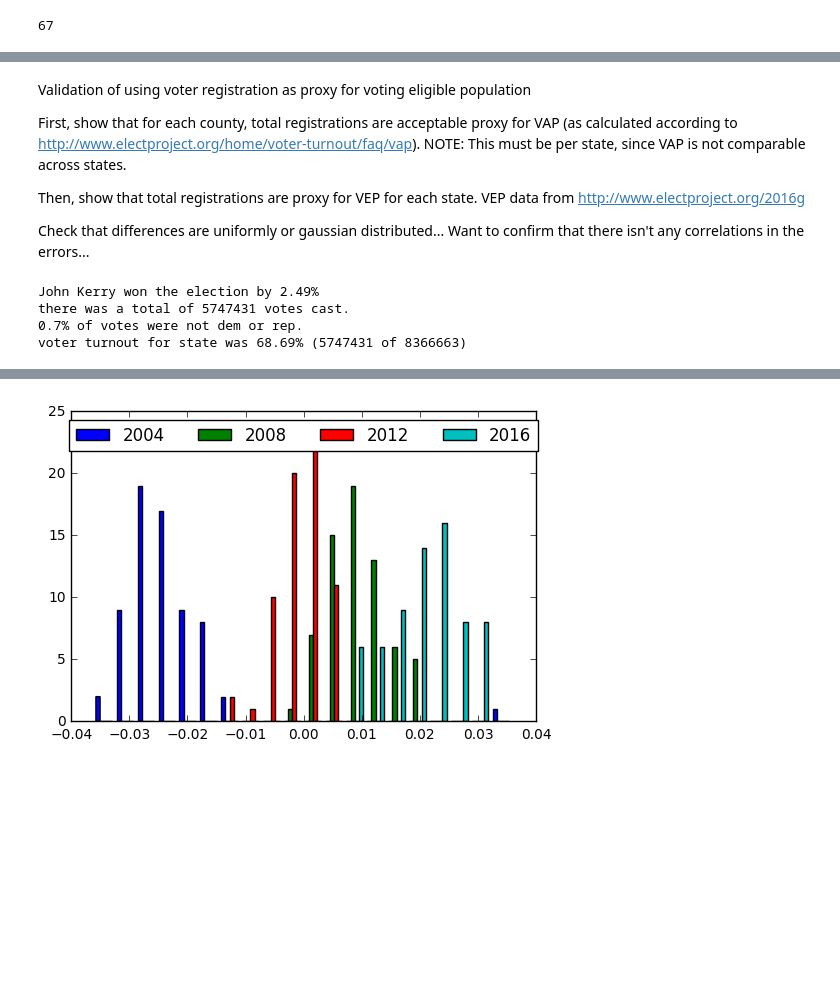
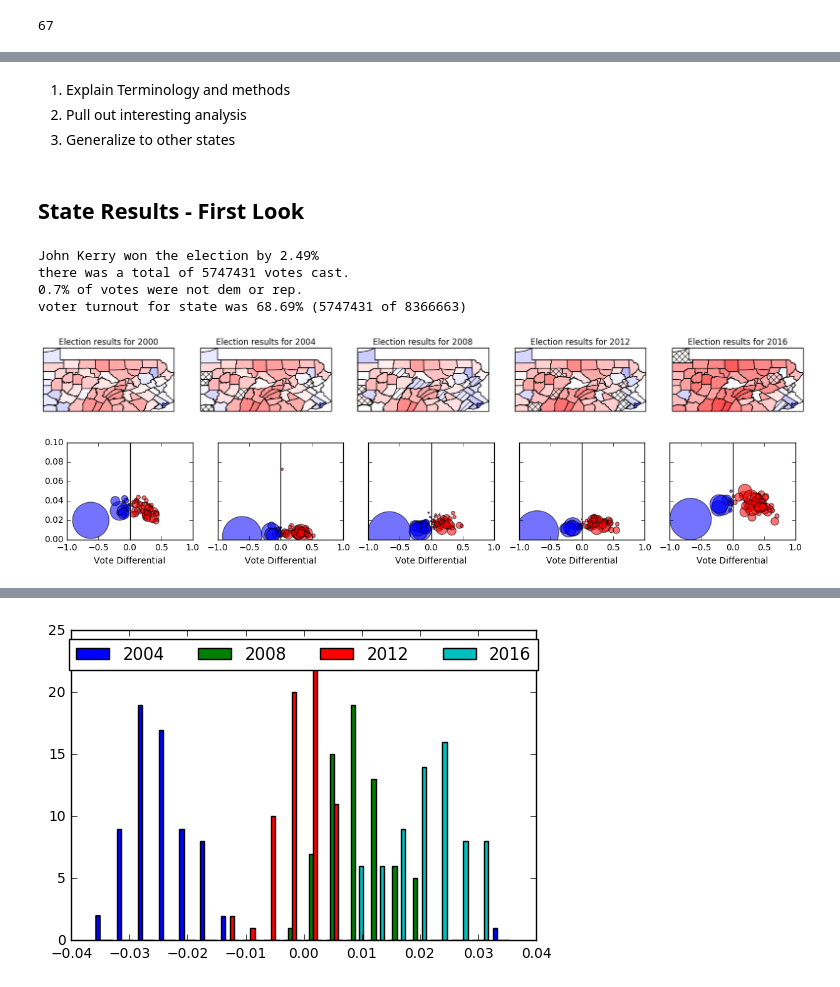
Before and after one commit to oderby/elections_2016, a Jupyter notebook: plot_pa.ipynb, the cells around one changed output, grey strips where cells are left out. Saved outputs shown, nothing was run; the diff lists cells and outputs as text; code cells hidden in the pictures; blank space fills up the shorter version.

Commit message:
checkpoint on further work

```diff
--- a/plot_pa.ipynb
+++ b/plot_pa.ipynb
@@ -52,12 +52,16 @@ from numpy import linalg as la
 import statistics as stat
 import itertools
 # %%
-def plot_pa_data(colors, title=None, cmap=None, norm=None, hatch=None, show=True):
+def plot_pa_data(colors, ax=None, title=None, cmap=None, norm=None, hatch=None, show=True, orientation='vertical'):
     if cmap is not None:
         fig = plt.figure()#figsize=(8, 3))
-        ax = fig.add_axes([0.05, 0.05, 0.85, 0.9], projection=ccrs.PlateCarree())
-        ax2 = fig.add_axes([0.925, 0.15, 0.05, 0.7])
-    else:
+        if orientation == 'horizontal':
+            ax = fig.add_axes([0.05, 0.1, 0.9, 0.85], projection=ccrs.PlateCarree())
+            ax2 = fig.add_axes([0.1, 0.05, 0.8, 0.05])
+        else:
+            ax = fig.add_axes([0.05, 0.05, 0.85, 0.9], projection=ccrs.PlateCarree())
+            ax2 = fig.add_axes([0.925, 0.15, 0.05, 0.7])
+    elif ax is None:
         ax = plt.axes(projection=ccrs.PlateCarree())
 
     for county,v in COUNTY_SHAPES.items():
@@ -72,7 +76,7 @@ def plot_pa_data(colors, title=None, cmap=None, norm=None, hatch=None, show=True
     ax.set_extent([-80.5198510000000027,-74.7215190000000007,39.7211469999999949,42.5160720000000012])
     ax.set_aspect(1)
     if cmap is not None:
-        cb1 = mpl.colorbar.ColorbarBase(ax2, cmap=cmap, norm=norm, extend='max')
+        cb1 = mpl.colorbar.ColorbarBase(ax2, cmap=cmap, norm=norm, orientation=orientation)
     if title is not None:
         ax.set_title(title)
     if show:
@@ -172,6 +185,7 @@ def _get_year_results(year):
             winner = DEM
         value = xvert(new_dem,new_rep)
         flipped = False
+        # TODO: This could be smarter (try...catch?)
         if year>2000:
             old_rep, old_dem, old_all = get_votes(xres[county], xrc, xdc)
             flipped = (winner == DEM and old_rep>old_dem) or (winner == REP and old_dem>old_rep)
@@ -194,7 +208,8 @@ def get_year_results(years):
                 results[county][k].append(v)
     return results
 
-results = get_year_results(range(2000,2017,4))
+years = sorted(CANDIDATES.keys())
+results = get_year_results(years)
 # %%
 def print_summary(year):
     res = get_year_results(year)
@@ -222,12 +234,9 @@ Whenever I talk about voter turnout or other similar values, I use ***Registered
-# %% [markdown]
-Validation of using voter registration as proxy for voting eligible population
-
-First, show that for each county, total registrations are acceptable proxy for VAP (as calculated according to http://www.electproject.org/home/voter-turnout/faq/vap). NOTE: This must be per state, since VAP is not comparable across states.
-
-Then, show that total registrations are proxy for VEP for each state. VEP data from http://www.electproject.org/2016g
-
-Check that differences are uniformly or gaussian distributed...
-Want to confirm that there isn't any correlations in the errors...
+# %% [markdown]
+1. Explain Terminology and methods
+2. Pull out interesting analysis
+2. Generalize to other states
+# %% [markdown]
+## State Results - First Look
 # %%
 YEAR=2004
 print_summary(YEAR)
@@ -236,3 +245,46 @@ John Kerry won the election by 2.49%
 there was a total of 5747431 votes cast.
 0.7% of votes were not dem or rep.
 voter turnout for state was 68.69% (5747431 of 8366663)
+# %%
+def _plot_year_results_on_map(ax, year):
+    results = get_year_results(year)
+    counties = results.keys()
+
+    colormap = cm.get_cmap("bwr")
+    norm = clrs.Normalize(vmin=-1, vmax=1)
+    sm = cm.ScalarMappable(norm=norm, cmap=colormap)
+
+    colors = {c: sm.to_rgba(results[c]['value'][0]) for c in counties}
+    flipped = {c: '//' if results[c]['winner'] == DEM else 'xx' for c in counties if results[c]['flipped']}
+
+    plot_pa_data(colors, ax=ax, hatch=flipped, title="Election results for " + str(year),
+                orientation='horizontal', show=False)
+
+def _plot_year_results_as_graph(ax, year):
+    results = get_year_results(year)
+    counties = results.keys()
+    ax.scatter([results[c]['value'][0] for c in counties], [results[c]['value'][1] for c in counties],
+                c=[[1,0,0] if results[c]['winner'] == REP else [0,0,1] for c in counties],
+                s=[abs(results[c]['value'][0])*results[c]['total']/200 for c in counties],
+                alpha=0.55)
+    ax.set_ylim([0,0.1])
+    ax.plot([0,0],[0,0.8], 'k')
+    ax.set_xlim([-1,1])
+    ax.set_xlabel("Vote Differential")
+#     ax.set_ylabel("Independent Vote")
+
+def plot_year_results(years):
+    n_years = len(years)
+    fig, axes = plt.subplots(1, n_years, figsize=(n_years*4, 2), subplot_kw={'projection': ccrs.PlateCarree()})
+    for i, year in enumerate(years):
+        _plot_year_results_on_map(axes[i], year)
+
+    fig, axes = plt.subplots(1, n_years, sharey=True, figsize=(n_years*3, 2))
+    for i, year in enumerate(years):
+        _plot_year_results_as_graph(axes[i], year)
+
+    plt.show()
+plot_year_results(years)
+# %% [output]
+[figure, added]
+[figure, added]
```
Also changed, not shown: parts of 29 cells of this notebook.
